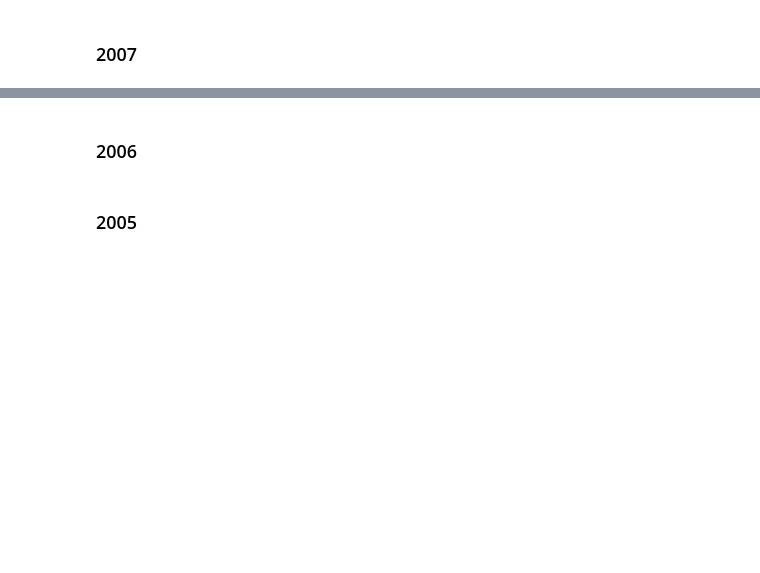
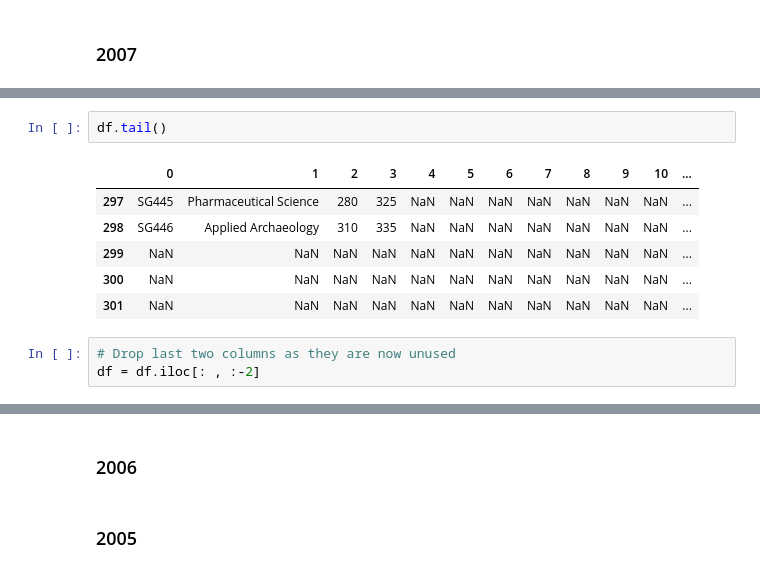
Before and after one commit to fod/fundamentals-data-analysis, a Jupyter notebook: cao.ipynb, the cells around one changed output, grey strips where cells are left out. Drawn from its saved outputs; the diff is of its cells as text; blank space fills up the shorter version.

```diff
--- a/cao.ipynb
+++ b/cao.ipynb
@@ -725,0 +763,12 @@ df76_08.head()
+# %%
+df.tail()
+# %% [output]
+|  | 0 | 1 | 2 | 3 | 4 | 5 | 6 | 7 | 8 | 9 | 10 | ... |
+| 297 | SG445 | Pharmaceutical Science | 280 | 325 | NaN | NaN | NaN | NaN | NaN | NaN | NaN | ... |
+| 298 | SG446 | Applied Archaeology | 310 | 335 | NaN | NaN | NaN | NaN | NaN | NaN | NaN | ... |
+| 299 | NaN | NaN | NaN | NaN | NaN | NaN | NaN | NaN | NaN | NaN | NaN | ... |
+| 300 | NaN | NaN | NaN | NaN | NaN | NaN | NaN | NaN | NaN | NaN | NaN | ... |
+| 301 | NaN | NaN | NaN | NaN | NaN | NaN | NaN | NaN | NaN | NaN | NaN | ... |
+# %%
+# Drop last two columns as they are now unused
+df = df.iloc[: , :-2]
```
Also changed, not shown: parts of 17 cells of this notebook.
